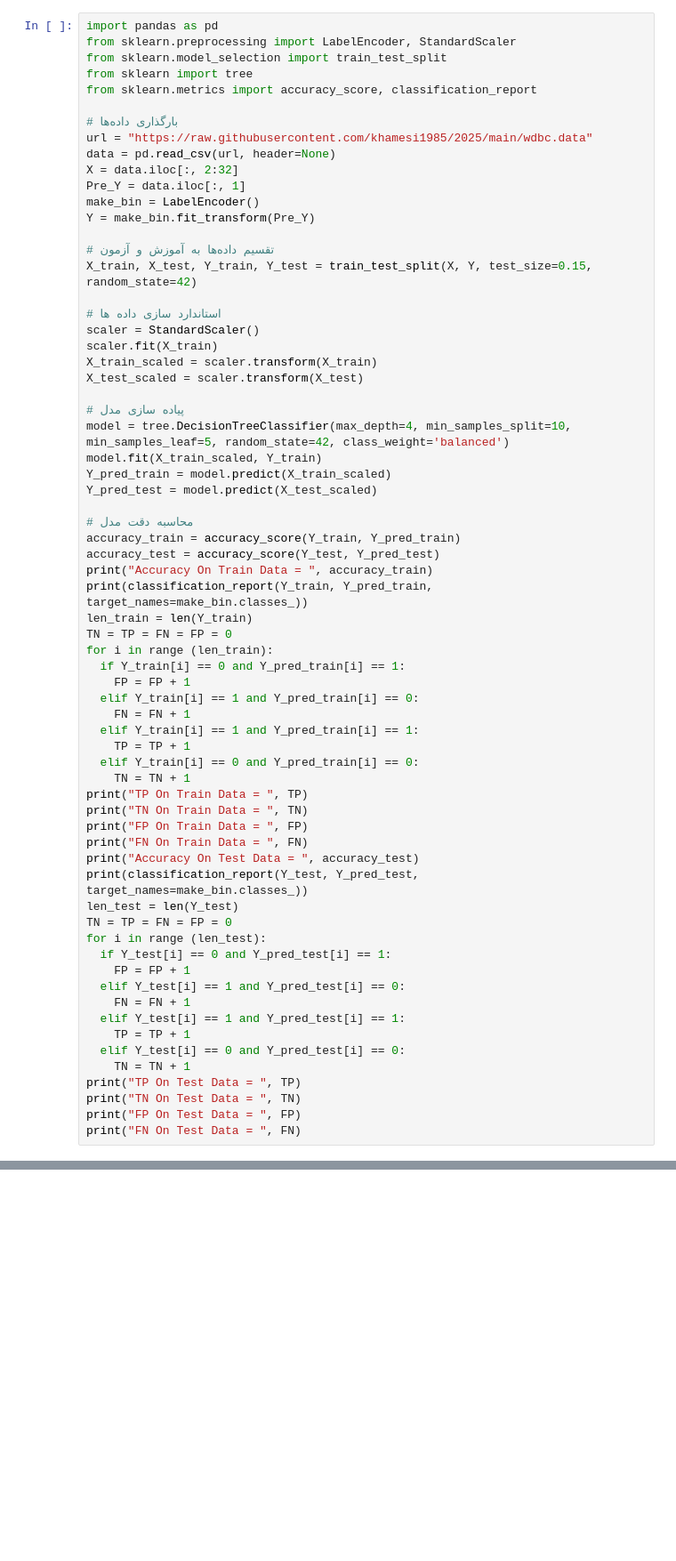
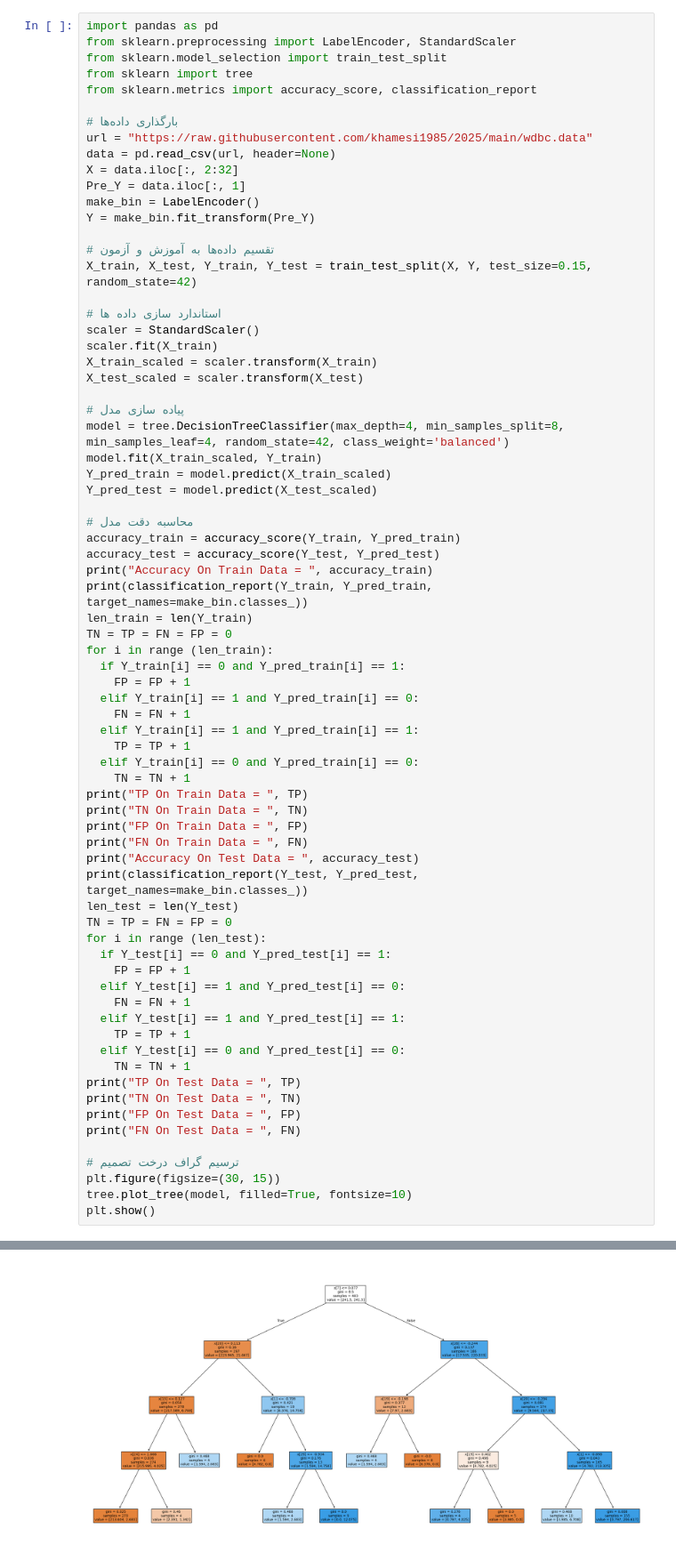
Before and after one commit to khamesi1985/2025, a Jupyter notebook: DT_for_WDBC.ipynb, the cells around one changed output, grey strips where cells are left out. Shown at 89% size. Saved outputs shown, nothing was run; the diff lists cells and outputs as text; blank space fills up the shorter version.

```diff
--- a/DT_for_WDBC.ipynb
+++ b/DT_for_WDBC.ipynb
@@ -25,7 +25,7 @@ X_train_scaled = scaler.transform(X_train)
 X_test_scaled = scaler.transform(X_test)
 
 # پیاده سازی مدل
-model = tree.DecisionTreeClassifier(max_depth=4, min_samples_split=10, min_samples_leaf=5, random_state=42, class_weight='balanced')
+model = tree.DecisionTreeClassifier(max_depth=4, min_samples_split=8, min_samples_leaf=4, random_state=42, class_weight='balanced')
 model.fit(X_train_scaled, Y_train)
 Y_pred_train = model.predict(X_train_scaled)
 Y_pred_test = model.predict(X_test_scaled)
@@ -67,4 +67,9 @@ print("TP On Test Data = ", TP)
 print("TN On Test Data = ", TN)
 print("FP On Test Data = ", FP)
 print("FN On Test Data = ", FN)
+
+# ترسیم گراف درخت تصمیم
+plt.figure(figsize=(30, 15))
+tree.plot_tree(model, filled=True, fontsize=10)
+plt.show()
 # %% [output]
@@ -83,5 +88,6 @@ TN On Train Data =  289
 ... (12 lines left out)
 TP On Test Data =  30
 TN On Test Data =  50
 FP On Test Data =  4
 FN On Test Data =  2
+[figure, added]
```
Also changed, not shown: parts of 1 cell of this notebook.
